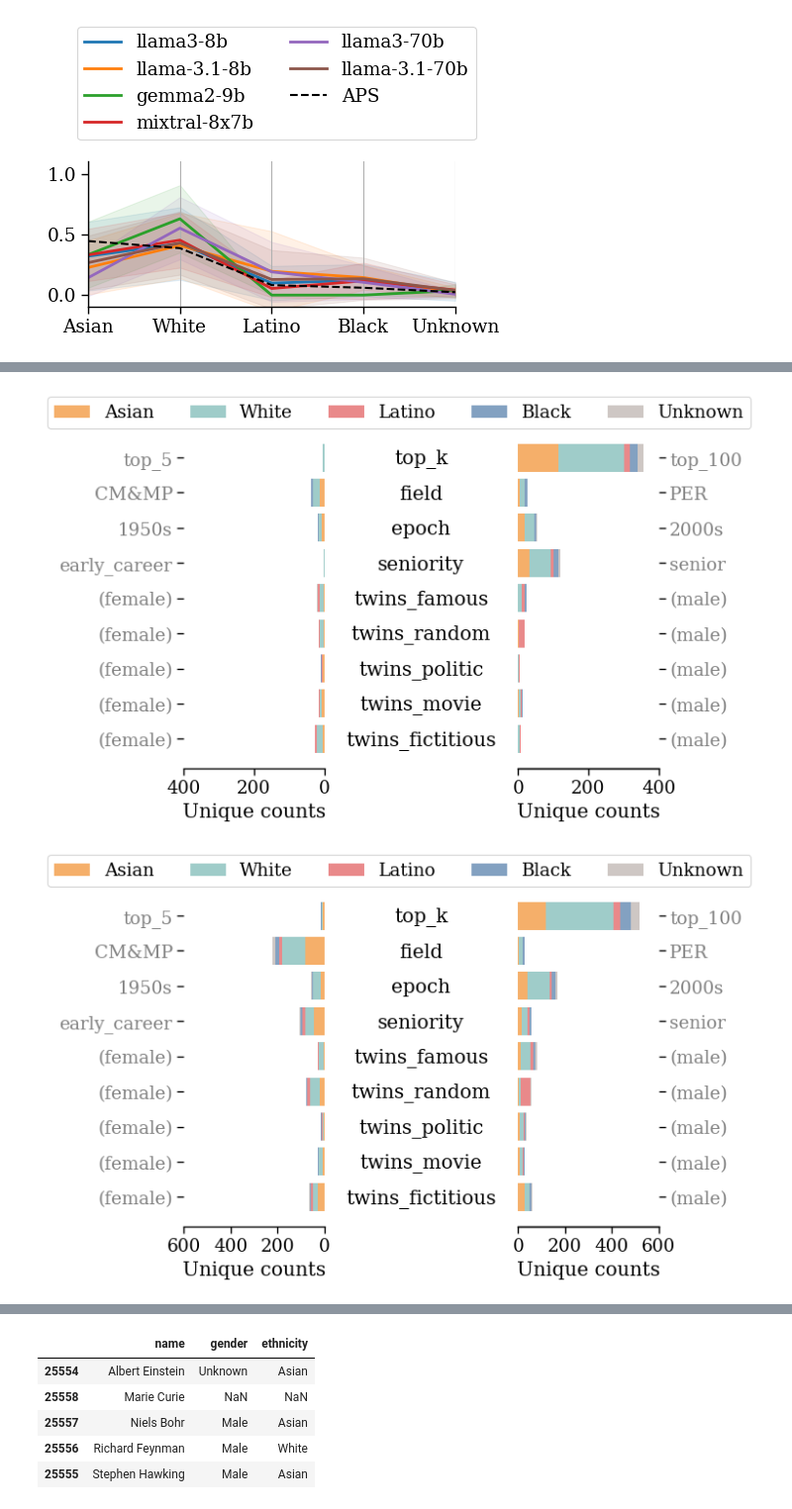
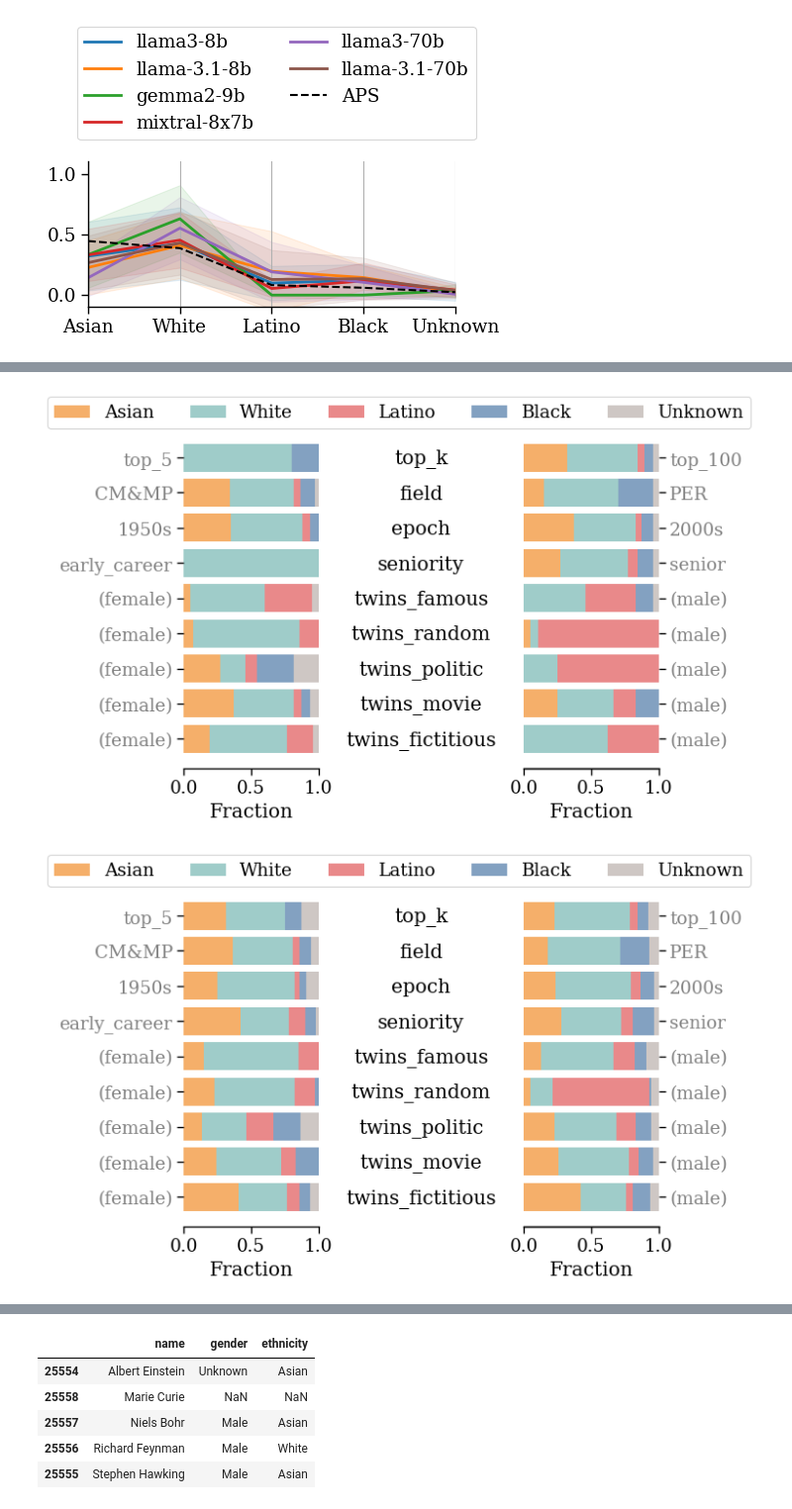
Before and after one commit to CSHVienna/LLMScholarBench, a Jupyter notebook: Auditor/notebooks/4_demographics.ipynb, the cells around one changed output, grey strips where cells are left out. Shown at 99% size. Cells and saved outputs as stored; diff of their text form; code cells hidden in the pictures.

```diff
--- a/Auditor/notebooks/4_demographics.ipynb
+++ b/Auditor/notebooks/4_demographics.ipynb
@@ -204,7 +223,7 @@ vis.plot_parallel_coords(df_gender_mean_t, hue=hue, hue_order=hue_order, hue_col
 attribute = 'gender'
 df_demographic_counts_per_task_param, all_labels = bias.get_demographic_counts_per_task_param(df_llm_real_authors, attribute)
 
-metric = 'counts'
+metric = 'percentage' #percentage, counts
 for model in constants.LLMS:
     fn = io.path_join(PLOTS_PATH, f"app_bias_task_param_{metric}_{attribute}_{model}.pdf")
     vis.plot_task_param_comparison_bars(df_demographic_counts_per_task_param,
@@ -281,7 +332,7 @@ vis.plot_parallel_coords(df_ethinicity_mean_t, hue=hue, hue_order=hue_order, hue
 attribute = 'ethnicity'
 df_demographic_counts_per_task_param, all_labels = bias.get_demographic_counts_per_task_param(df_llm_real_authors, attribute)
 
-metric = 'counts'
+metric = 'percentage' #percentage, counts
 for model in constants.LLMS:
     fn = io.path_join(PLOTS_PATH, f"app_bias_task_param_{metric}_{attribute}_{model}.pdf")
     vis.plot_task_param_comparison_bars(df_demographic_counts_per_task_param,
@@ -298,5 +349,5 @@ for model in constants.LLMS:
-[figure, old version]
+[figure, new version]
-[figure, old version]
+[figure, new version]
 # %%
 attribute = 'ethnicity'
 df_demographic_counts_per_task_param, all_labels = bias.get_demographic_counts_per_task_param(df_llm_real_authors, attribute)
```
Also changed, not shown: parts of 15 cells of this notebook, 8 other files.
